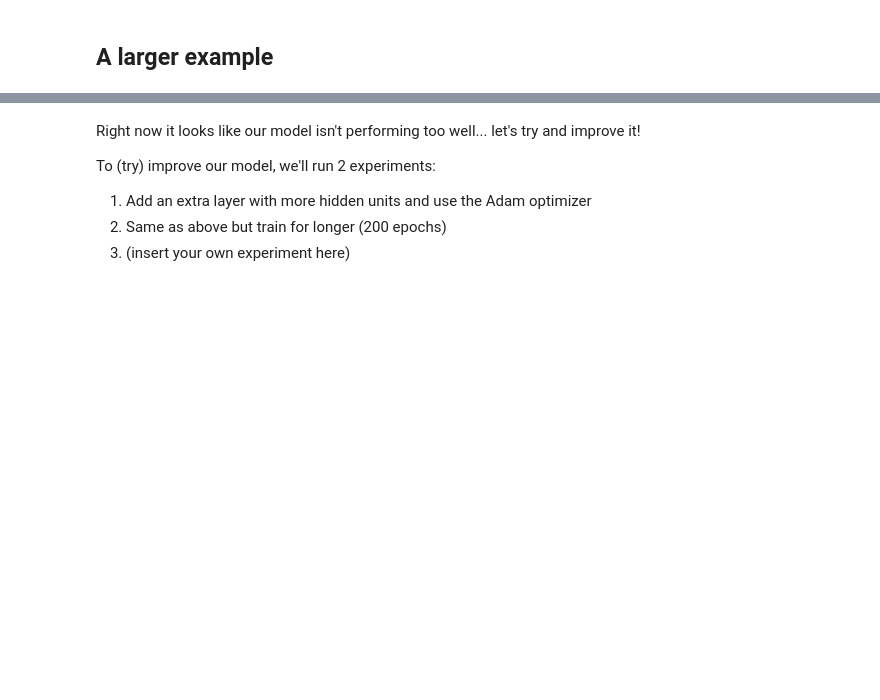
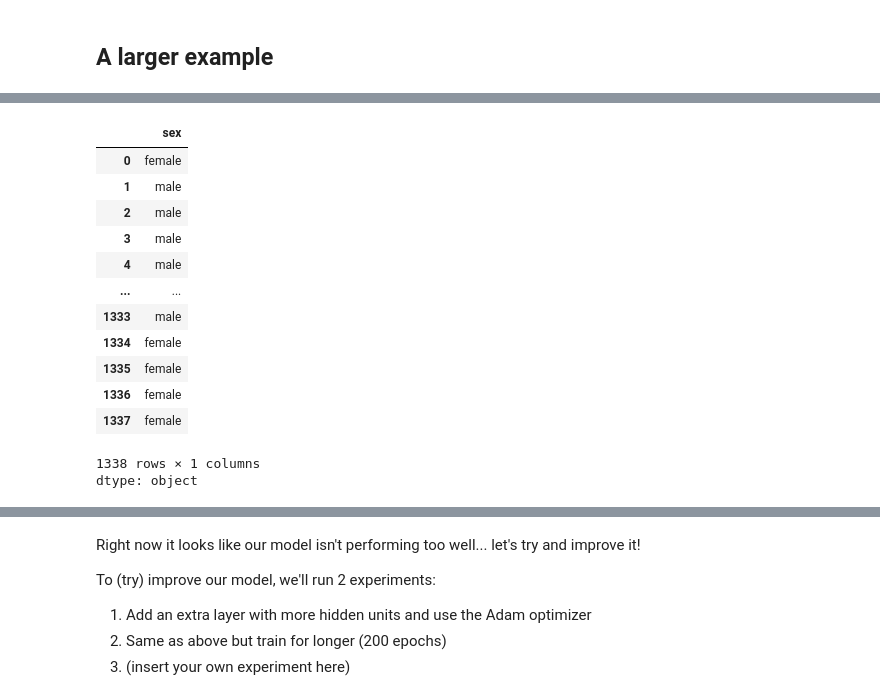
Before and after one commit to ritesh1601/TensorFlow, a Jupyter notebook: video_notebooks/01_neural_network_regression_in_tensorflow_video.ipynb, the cells around one changed output, grey strips where cells are left out. Saved outputs shown, nothing was run; the diff lists cells and outputs as text; code cells hidden in the pictures; blank space fills up the shorter version.

```diff
--- a/video_notebooks/01_neural_network_regression_in_tensorflow_video.ipynb
+++ b/video_notebooks/01_neural_network_regression_in_tensorflow_video.ipynb
@@ -853,0 +967,17 @@ insurance
+# %%
+insurance["sex"]
+# %% [output]
+|  | sex |
+| 0 | female |
+| 1 | male |
+| 2 | male |
+| 3 | male |
+| 4 | male |
+| ... | ... |
+| 1333 | male |
+| 1334 | female |
+| 1335 | female |
+| 1336 | female |
+| 1337 | female |
+1338 rows × 1 columns
+dtype: object
```
Also changed, not shown: parts of 63 cells of this notebook.
